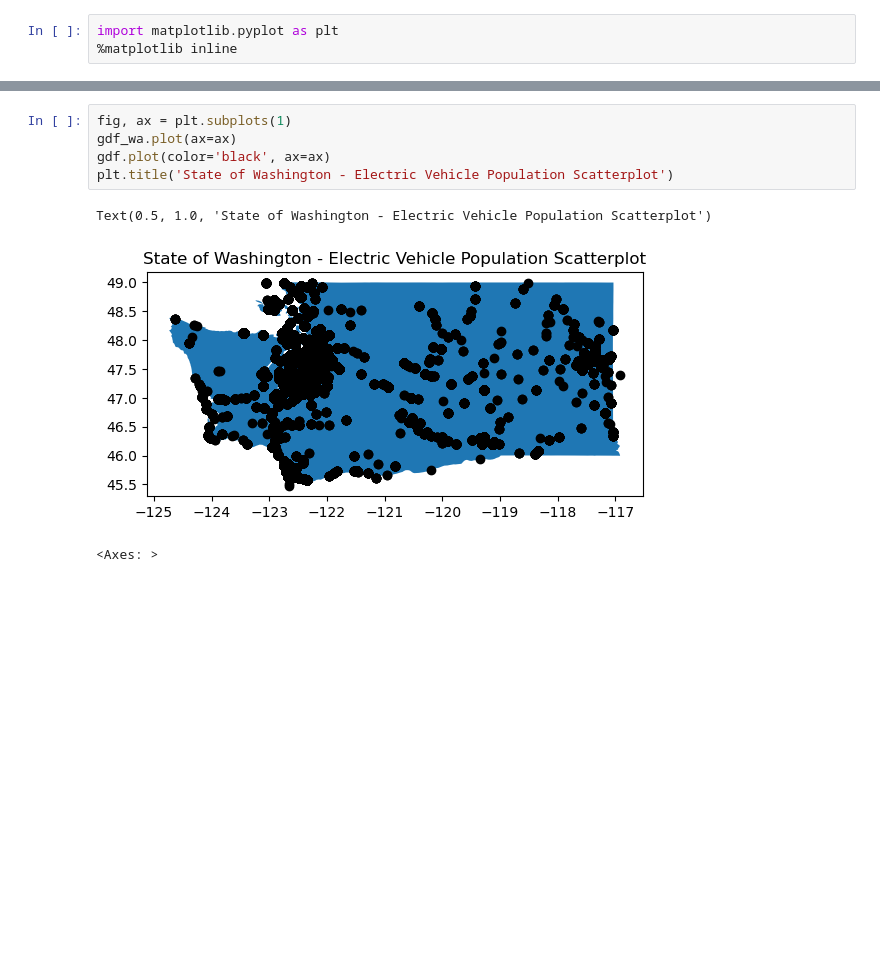
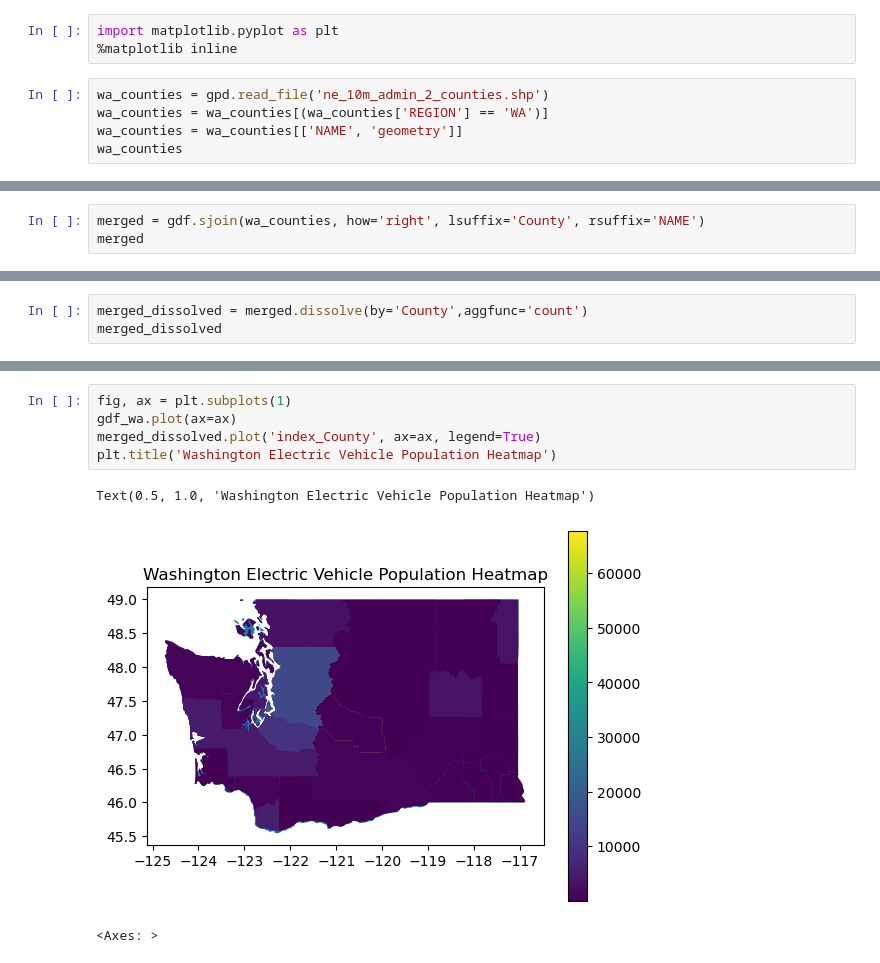
Before and after one commit to tarunNaveen24/DataAnalysis, a Jupyter notebook: analysis.ipynb, the cells around one changed output, grey strips where cells are left out. Drawn from its saved outputs; the diff is of its cells as text; blank space fills up the shorter version.

```diff
--- a/analysis.ipynb
+++ b/analysis.ipynb
@@ -209,3 +217,8 @@ gdf_wa
 # %%
 import matplotlib.pyplot as plt
 %matplotlib inline
+# %%
+wa_counties = gpd.read_file('ne_10m_admin_2_counties.shp')
+wa_counties = wa_counties[(wa_counties['REGION'] == 'WA')]
+wa_counties = wa_counties[['NAME', 'geometry']]
+wa_counties
@@ -211,0 +243,3 @@ import matplotlib.pyplot as plt
+# %%
+merged = gdf.sjoin(wa_counties, how='right', lsuffix='County', rsuffix='NAME')
+merged
@@ -211,0 +266,3 @@ import matplotlib.pyplot as plt
+# %%
+merged_dissolved = merged.dissolve(by='County',aggfunc='count')
+merged_dissolved
@@ -212,11 +289,11 @@ import matplotlib.pyplot as plt
 # %%
 fig, ax = plt.subplots(1)
 gdf_wa.plot(ax=ax)
-gdf.plot(color='black', ax=ax)
-plt.title('State of Washington - Electric Vehicle Population Scatterplot')
+merged_dissolved.plot('index_County', ax=ax, legend=True)
+plt.title('Washington Electric Vehicle Population Heatmap')
 # %% [output]
-Text(0.5, 1.0, 'State of Washington - Electric Vehicle Population Scatterplot')
+Text(0.5, 1.0, 'Washington Electric Vehicle Population Heatmap')
-[figure, old version]
+[figure, new version]
 # %%
 # %% [output]
 <Axes: >
```
Also changed, not shown: parts of 5 cells of this notebook.
